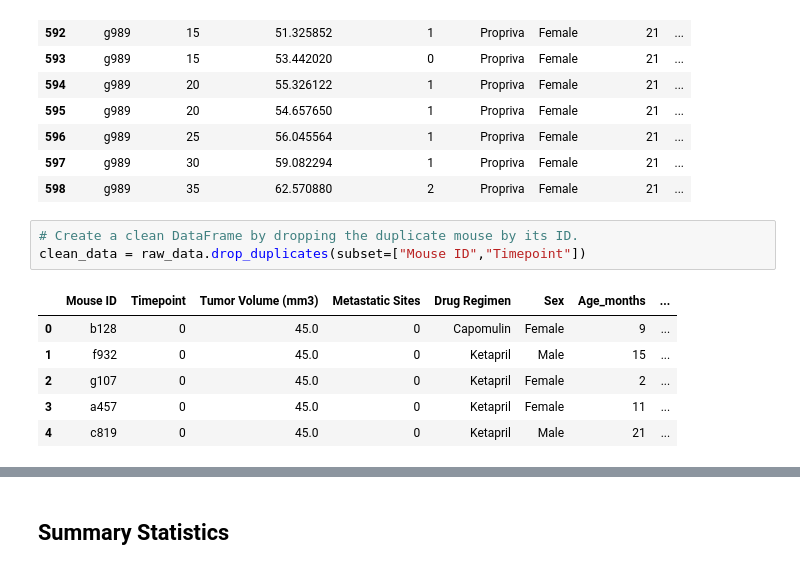
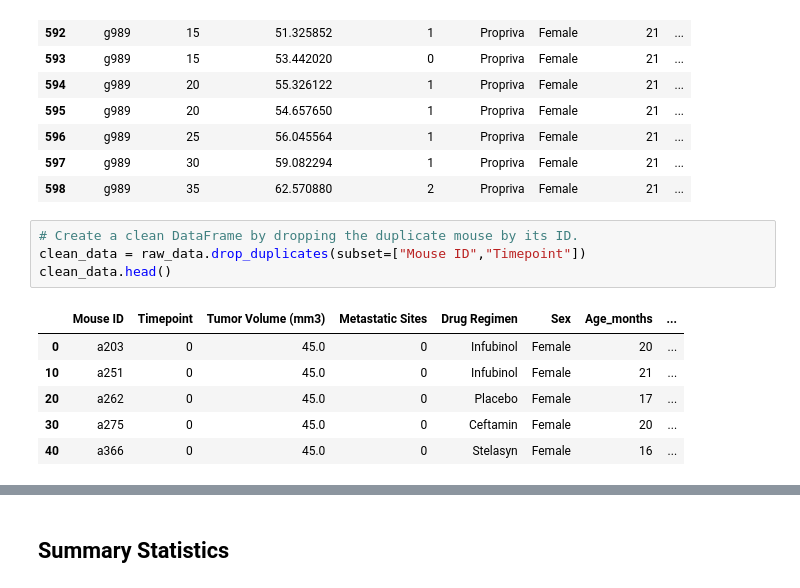
Before and after one commit to elidiak/-pymaceuticals-challenge, a Jupyter notebook: pymaceuticals_starter.ipynb, the cells around one changed output, grey strips where cells are left out. Drawn from its saved outputs; the diff is of its cells as text.

```diff
--- a/pymaceuticals_starter.ipynb
+++ b/pymaceuticals_starter.ipynb
@@ -82,13 +82,14 @@ duplicate_rows
 # %%
 # Create a clean DataFrame by dropping the duplicate mouse by its ID.
 clean_data = raw_data.drop_duplicates(subset=["Mouse ID","Timepoint"])
+clean_data.head()
 # %% [output]
 |  | Mouse ID | Timepoint | Tumor Volume (mm3) | Metastatic Sites | Drug Regimen | Sex | Age_months | ... |
-| 0 | b128 | 0 | 45.0 | 0 | Capomulin | Female | 9 | ... |
-| 1 | f932 | 0 | 45.0 | 0 | Ketapril | Male | 15 | ... |
-| 2 | g107 | 0 | 45.0 | 0 | Ketapril | Female | 2 | ... |
-| 3 | a457 | 0 | 45.0 | 0 | Ketapril | Female | 11 | ... |
-| 4 | c819 | 0 | 45.0 | 0 | Ketapril | Male | 21 | ... |
+| 0 | a203 | 0 | 45.0 | 0 | Infubinol | Female | 20 | ... |
+| 10 | a251 | 0 | 45.0 | 0 | Infubinol | Female | 21 | ... |
+| 20 | a262 | 0 | 45.0 | 0 | Placebo | Female | 17 | ... |
+| 30 | a275 | 0 | 45.0 | 0 | Ceftamin | Female | 20 | ... |
+| 40 | a366 | 0 | 45.0 | 0 | Stelasyn | Female | 16 | ... |
 # %%
 # Checking the number of mice in the clean DataFrame.
 clean_data["Mouse ID"].value_counts()
```
Also changed, not shown: parts of 3 cells of this notebook.
